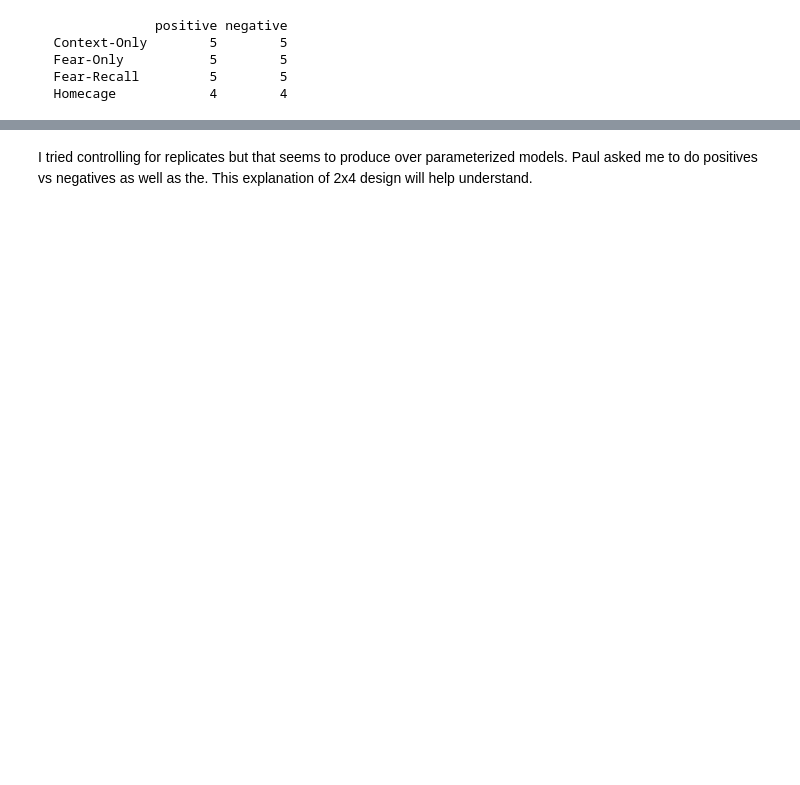
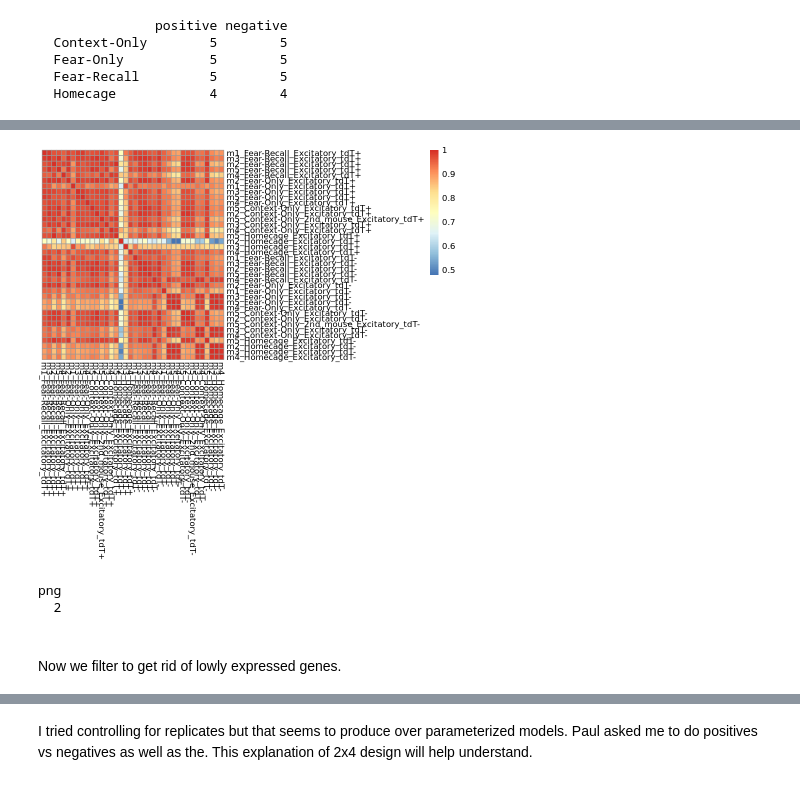
Before and after one commit to AngCamp/PavLabEngrams, a Jupyter notebook: EngramCellClassifier/Chen2020_GSE152632/Pavlab_remotememory_DEG_analysis.ipynb, the cells around one changed output, grey strips where cells are left out. Saved outputs shown, nothing was run; the diff lists cells and outputs as text; code cells hidden in the pictures; blank space fills up the shorter version.

```diff
--- a/EngramCellClassifier/Chen2020_GSE152632/Pavlab_remotememory_DEG_analysis.ipynb
+++ b/EngramCellClassifier/Chen2020_GSE152632/Pavlab_remotememory_DEG_analysis.ipynb
@@ -205,0 +343,16 @@ table(pseudobulk_meta$condition[exctitatory_pseudobulk.idx], pseudobulk_meta$TRA
+# %%
+# produce correlation matrix before creating the DGE list
+test <- cor(pseudobulk[,excitatory_pseudobulk.idx ])
+# %%
+cortest <- pheatmap(test, cluster_cols = FALSE, cluster_rows = FALSE)
+# %% [output]
+[figure, added]
+# %%
+save_pheatmap(cortest, filename='ExcitatorySampleCorrelation.png', width = 1500, height=1500)
+# %% [output]
+png
+  2
+# %% [markdown]
+<br>
+Now we filter to get rid of lowly expressed genes.
+<br>
```
Also changed, not shown: parts of 154 cells of this notebook, 6 other files.
